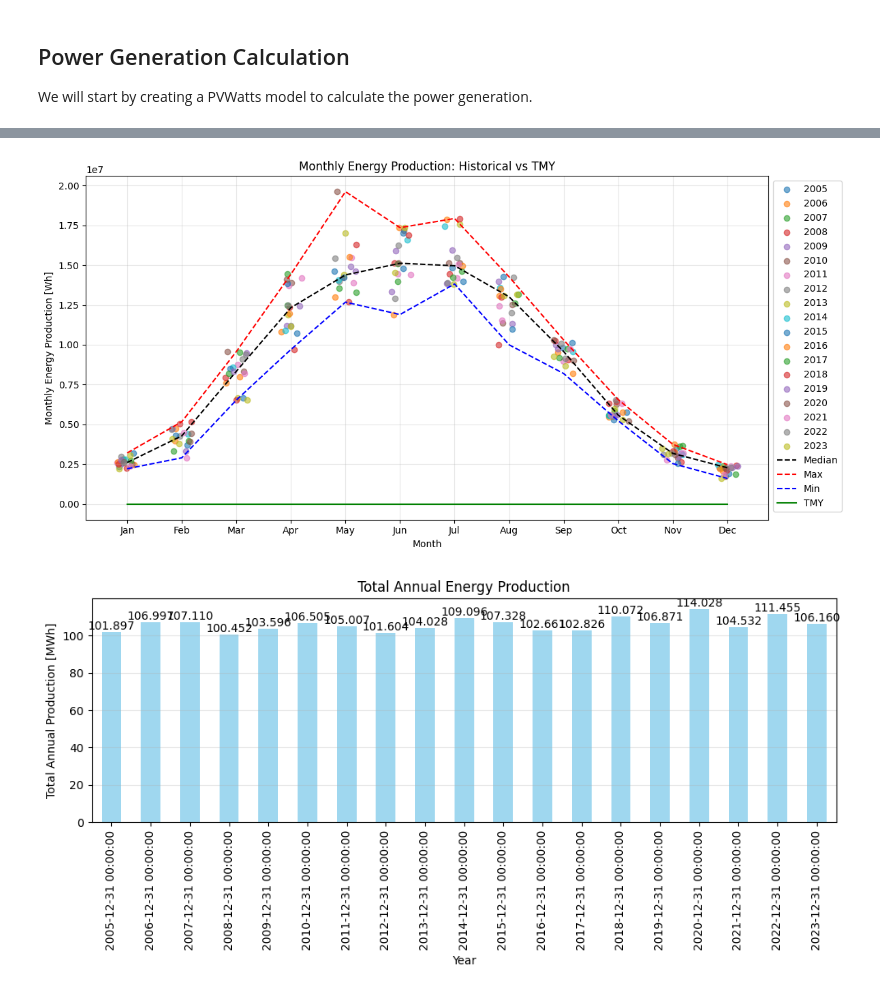
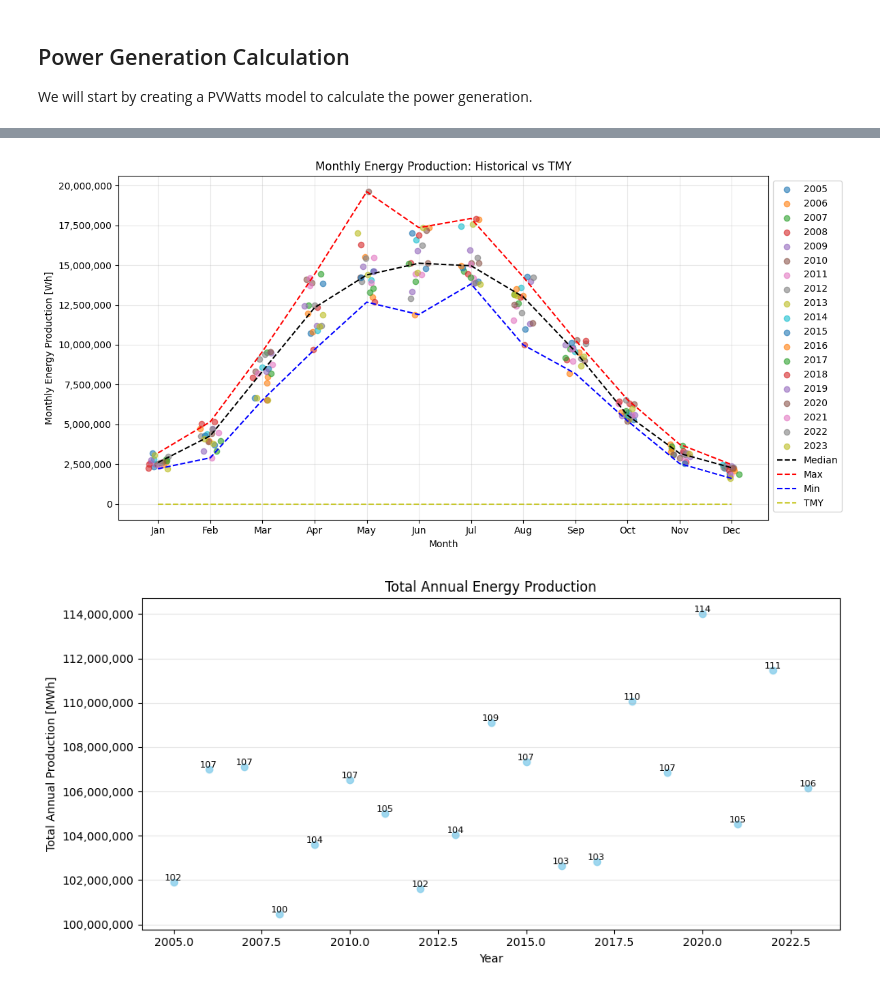
Before and after one commit to josephbenjamin/solar-model, a Jupyter notebook: solar-modelling.ipynb, the cells around one changed output, grey strips where cells are left out. Drawn from its saved outputs; the diff is of its cells as text; code cells hidden in the pictures.

Commit message:
Annual Energy Production

```diff
--- a/solar-modelling.ipynb
+++ b/solar-modelling.ipynb
@@ -219,0 +121,6 @@ plt.plot(df_jan['GHI'])
+# %%
+year = 2023
+month = 5
+df_filtered = df_historical[df_historical.index.to_period('M') == f'{year}-{month:02d}']
+df_filtered.head()
+plt.plot(df_filtered['GHI'])
@@ -335,13 +401,13 @@ except:
 - Then we calculate the position of the sun in the sky for each timepoint throughout the year at that location.
 # %%
 # make a Location object corresponding to this TMY
-location = pvlib.location.Location(latitude=metadata['latitude'],
-                                   longitude=metadata['longitude'])
+location = pvlib.location.Location(latitude=51.483,
+                                   longitude=-1.718)
 
 # shift timestamps if necessary from the TMY file to match the solar position calculations
-times = df.index - pd.Timedelta('49min')
+times = df.index + pd.Timedelta('11min')
 solar_position = location.get_solarposition(times)
-solar_position.index += pd.Timedelta('49min') # but remember to shift the index back to line up with the TMY data:
+solar_position.index -= pd.Timedelta('11min') # but remember to shift the index back to line up with the TMY data:
 # %% [markdown]
 - Now we calculate the irradiance on the *titled solar array* which is the sum of the direct normal irradiance (DNI) and the diffuse horizontal irradiance (DHI) that strike the solar array. This is called the total plane-of-array irradiance (POA). The POA irradiance is the input to the PV power model.
 
@@ -522,8 +621,9 @@ def plot_monthly_energy_production_with_orientation(df_historical, df_tmy, tilt_
     # Ensure datetime index is timezone-naive
     df_historical.index = df_historical.index.tz_localize(None)
     df_tmy.index = df_tmy.index.tz_localize(None)
+
     # Calculate solar position
-    location = pvlib.location.Location(latitude=metadata['latitude'], longitude=metadata['longitude'])
+    location = pvlib.location.Location(latitude=51.483, longitude=-1.718)
     solar_position = location.get_solarposition(df_historical.index)
 
     # Calculate POA irradiance for both orientations (90° and 270° azimuth)
@@ -566,7 +666,7 @@ def plot_monthly_energy_production_with_orientation(df_historical, df_tmy, tilt_
     )
 
     # Resample historical data to monthly sums
-    monthly_historical = df_historical['Production'].resample('M').sum()
+    monthly_historical = df_historical['Production'].resample('ME').sum()
     monthly_historical = monthly_historical.to_frame(name='Energy')
     monthly_historical['Year'] = monthly_historical.index.year
     monthly_historical['Month'] = monthly_historical.index.month
@@ -582,25 +682,33 @@ def plot_monthly_energy_production_with_orientation(df_historical, df_tmy, tilt_
         solar_azimuth=solar_position['azimuth'],
         model='isotropic'
     )
-    display(poa_tmy.head(50))
 
     df_tmy['POA'] = poa_tmy['poa_global']
-    # display(df_tmy.describe())
+
     df_tmy['Cell Temperature'] = pvlib.temperature.sapm_cell(
         df_tmy['POA'], df_tmy['Temperature'], df_tmy['Wind Speed'], **parameters
     )
     df_tmy['Production'] = pvlib.pvsystem.pvwatts_dc(
         df_tmy['POA'], df_tmy['Cell Temperature'], nameplate_capacity, gamma_pdc
     )
-    monthly_tmy = df_tmy['Production'].resample('M').sum()
+
+
+    df_tmy_yr = df_tmy.copy()
+    df_tmy_yr.index = df_tmy_yr.index.map(lambda x: x.replace(year=2024))
+    monthly_tmy = df_tmy_yr['Production'].resample('ME').sum()
     monthly_tmy.index = monthly_tmy.index.month  # Use month as the index for TMY
     monthly_tmy.name = 'TMY'
 
     # Calculate median, max, and min for each month in historical data
     monthly_stats = monthly_historical.groupby('Month')['Energy'].agg(['median', 'max', 'min'])
 
+
+
     # Plotting
     plt.figure(figsize=(12, 6))
+    # Set the formatter for the y-axis to display full numbers
+    plt.gca().yaxis.set_major_formatter(mticker.StrMethodFormatter('{x:,.0f}'))
+
 
     # Scatter plot for historical data
     for year, group in monthly_historical.groupby('Year'):
@@ -612,8 +720,8 @@ def plot_monthly_energy_production_with_orientation(df_historical, df_tmy, tilt_
     plt.plot(monthly_stats.index, monthly_stats['max'], 'r--', label='Max')
     plt.plot(monthly_stats.index, monthly_stats['min'], 'b--', label='Min')
 
-    # Plot TMY as a solid line
-    plt.plot(monthly_tmy.index, monthly_tmy.values, 'g-', label='TMY')
+    # Plot TMY as a scatter plot with a partly transparent line
+    plt.plot(monthly_tmy.index, monthly_tmy.values, 'y--', label='TMY', alpha=0.8, linewidth=1.5)
 
     # Add labels, legend, and grid
     plt.xlabel('Month')
@@ -630,21 +738,22 @@ def plot_monthly_energy_production_with_orientation(df_historical, df_tmy, tilt_
 plot_monthly_energy_production_with_orientation(df_historical, df_tmy, tilt_angle=15, kWp=100000,)
 
 # Calculate total annual production for each year in historical data
-annual_historical = df_historical['Production'].resample('Y').sum()
+annual_historical_mwh = df_historical['Production'].resample('YE').sum()
 
 # Plot total annual production
 plt.figure(figsize=(10, 5))
-bars = annual_historical_mwh.plot(kind='bar', color='skyblue', alpha=0.8)
+plt.gca().yaxis.set_major_formatter(mticker.StrMethodFormatter('{x:,.0f}'))
+dots = plt.scatter(annual_historical_mwh.index.year, annual_historical_mwh.values, color='skyblue', alpha=0.8)
 
-# Add data labels on each bar
-for bar in bars.patches:
+# Add data labels on each point
+for i, value in enumerate(annual_historical_mwh.values):
     plt.text(
-        bar.get_x() + bar.get_width() / 2,
-        bar.get_height(),
-        f'{bar.get_height():.3f}',
+        annual_historical_mwh.index.year[i],
+        value,
+        f'{value / 1e6:.0f}',
         ha='center',
         va='bottom',
-        fontsize=10
+        fontsize=8
     )
 
 plt.xlabel('Year')
@@ -674,2 +766,2 @@ plt.show()
-[figure, old version]
+[figure, new version]
-[figure, old version]
+[figure, new version]
```
Also changed, not shown: parts of 26 cells of this notebook, 1 other file.
